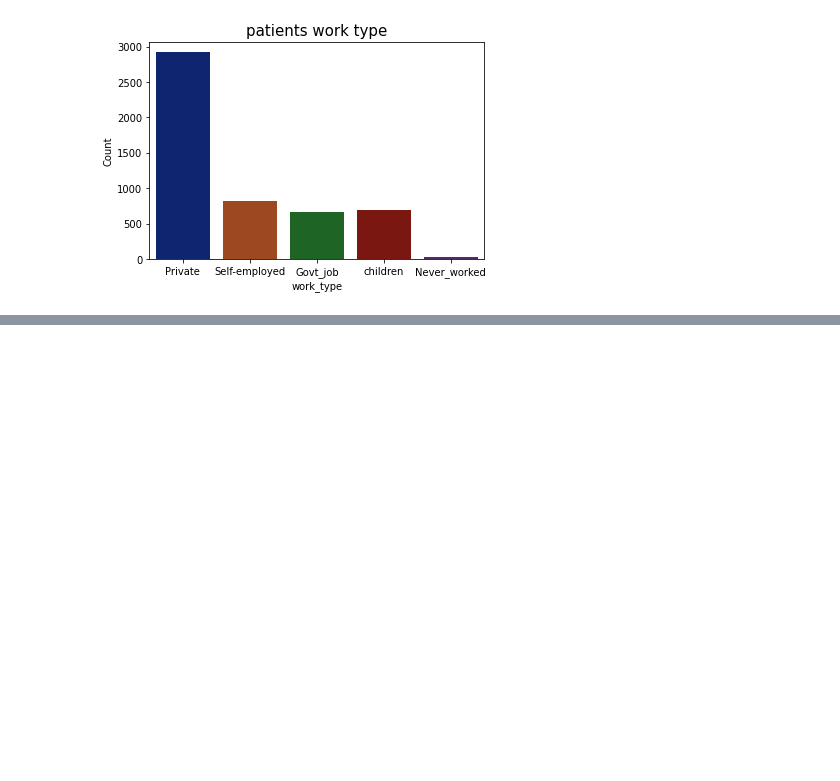
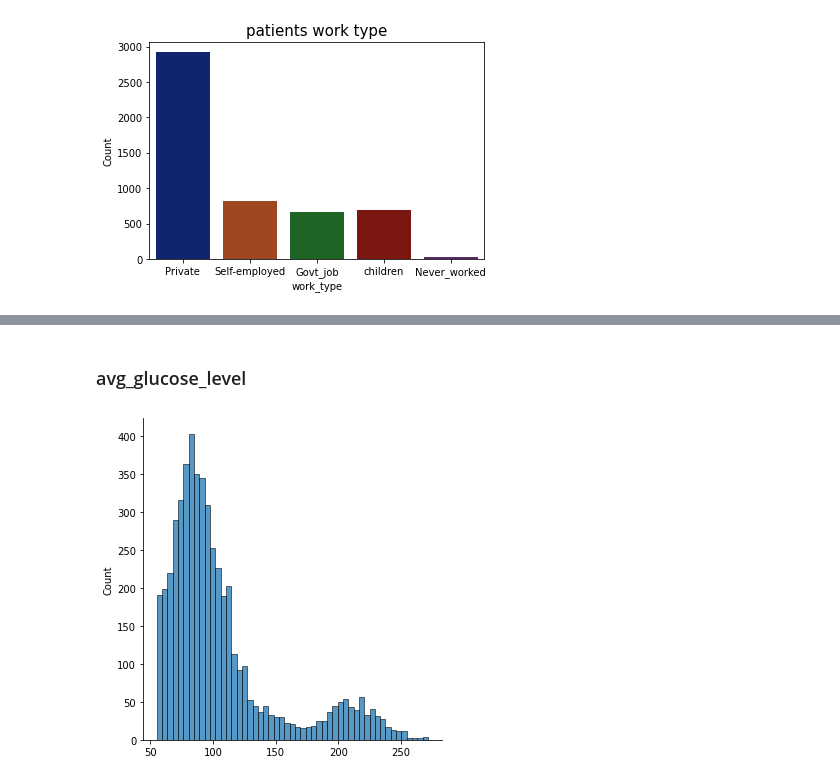
Before and after one commit to alanjoe12/EDA-Exploratory-data-analysis-, a Jupyter notebook: healthcare-dataset-stroke-data/healthcare-dataset-stroke-data.ipynb, the cells around one changed output, grey strips where cells are left out. Cells and saved outputs as stored; diff of their text form; code cells hidden in the pictures; blank space fills up the shorter version.

```diff
--- a/healthcare-dataset-stroke-data/healthcare-dataset-stroke-data.ipynb
+++ b/healthcare-dataset-stroke-data/healthcare-dataset-stroke-data.ipynb
@@ -152,0 +183,6 @@ Text(0, 0.5, 'Count')
+# %% [markdown]
+### avg_glucose_level
+# %%
+sns.displot(data['avg_glucose_level'].values);
+# %% [output]
+[figure, added]
```
Also changed, not shown: parts of 13 cells of this notebook.
